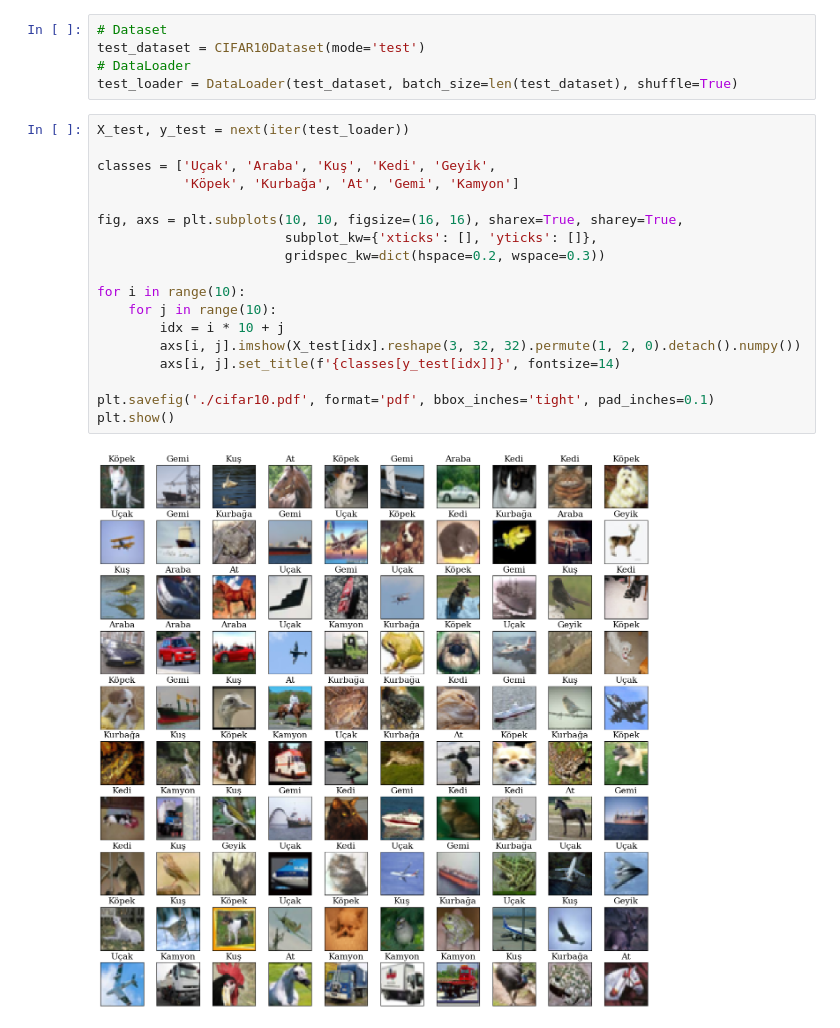
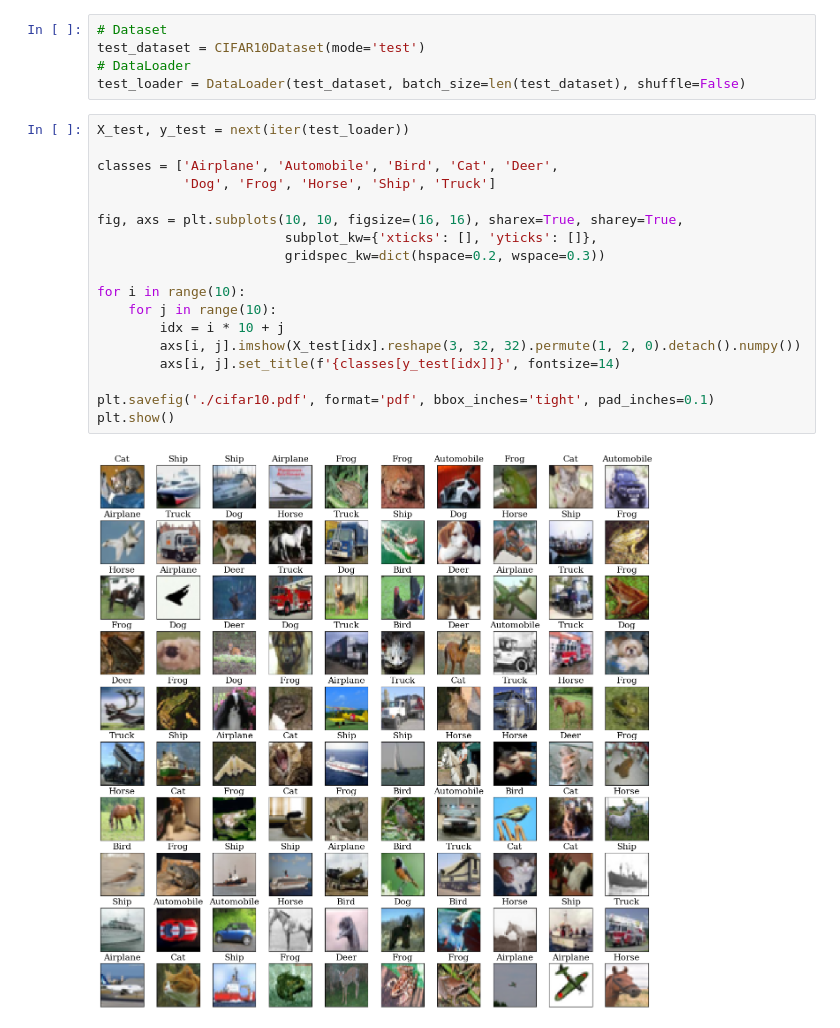
Before and after one commit to tayfununal/Uniform-Autoencoder-with-Latent-Flow-Matching, a Jupyter notebook: datasets/visualization/cifar10.ipynb, the cells around one changed output. Cells and saved outputs as stored; diff of their text form.

```diff
--- a/datasets/visualization/cifar10.ipynb
+++ b/datasets/visualization/cifar10.ipynb
@@ -25,24 +27,24 @@ plt.rcParams['font.serif'] = ['Times New Roman']
 # Dataset
 test_dataset = CIFAR10Dataset(mode='test')
 # DataLoader
-test_loader = DataLoader(test_dataset, batch_size=len(test_dataset), shuffle=True)
+test_loader = DataLoader(test_dataset, batch_size=len(test_dataset), shuffle=False)
 # %%
 X_test, y_test = next(iter(test_loader))
 
-classes = ['Uçak', 'Araba', 'Kuş', 'Kedi', 'Geyik',
-           'Köpek', 'Kurbağa', 'At', 'Gemi', 'Kamyon']
+classes = ['Airplane', 'Automobile', 'Bird', 'Cat', 'Deer',
+           'Dog', 'Frog', 'Horse', 'Ship', 'Truck']
 
 fig, axs = plt.subplots(10, 10, figsize=(16, 16), sharex=True, sharey=True,
                         subplot_kw={'xticks': [], 'yticks': []},
                         gridspec_kw=dict(hspace=0.2, wspace=0.3))
 
 for i in range(10):
     for j in range(10):
         idx = i * 10 + j
         axs[i, j].imshow(X_test[idx].reshape(3, 32, 32).permute(1, 2, 0).detach().numpy())
         axs[i, j].set_title(f'{classes[y_test[idx]]}', fontsize=14)
 
 plt.savefig('./cifar10.pdf', format='pdf', bbox_inches='tight', pad_inches=0.1)
 plt.show()
 # %% [output]
-[figure, old version]
+[figure, new version]
```
Also changed, not shown: parts of 3 cells of this notebook.
